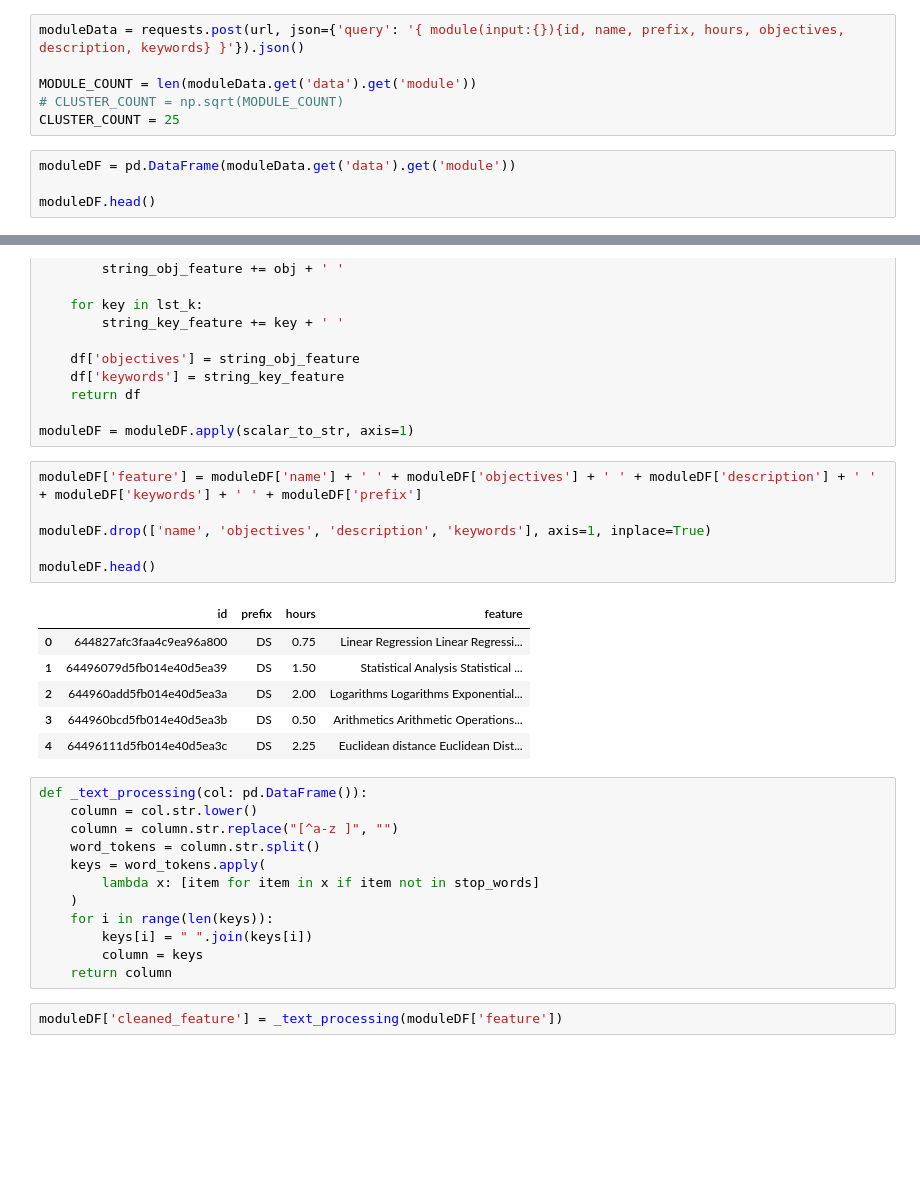
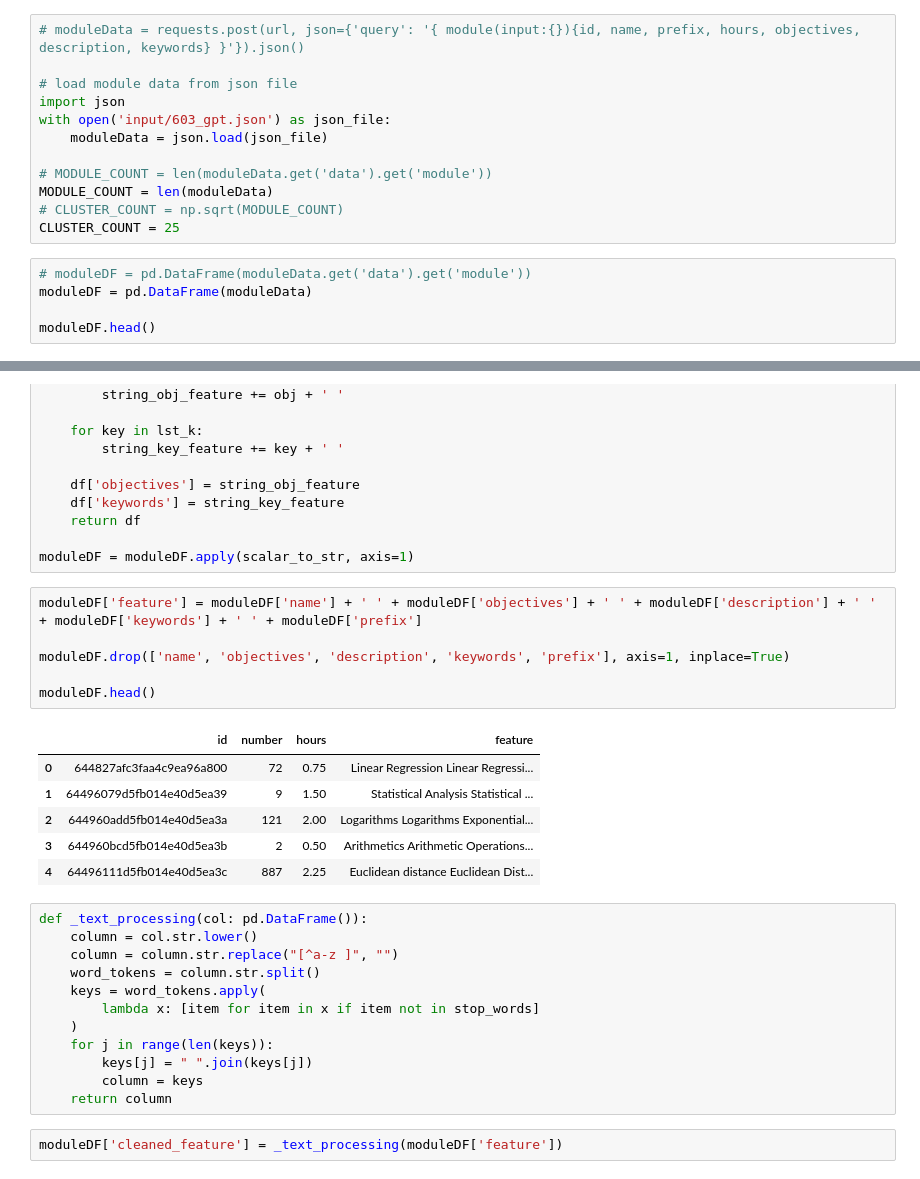
Before and after one commit to odu-emse/mms, a Jupyter notebook: cluster.ipynb, the cells around one changed output, grey strips where cells are left out. Cells and saved outputs as stored; diff of their text form; blank space fills up the shorter version.

```diff
--- a/cluster.ipynb
+++ b/cluster.ipynb
@@ -48,13 +76,20 @@ url = 'http://localhost:4000/graphql'
 # %% [markdown]
 # Get all the modules in the DB and convert it to a dataframe
 # %%
-moduleData = requests.post(url, json={'query': '{ module(input:{}){id, name, prefix, hours, objectives, description, keywords} }'}).json()
+# moduleData = requests.post(url, json={'query': '{ module(input:{}){id, name, prefix, hours, objectives, description, keywords} }'}).json()
 
-MODULE_COUNT = len(moduleData.get('data').get('module'))
+# load module data from json file
+import json
+with open('input/603_gpt.json') as json_file:
+    moduleData = json.load(json_file)
+
+# MODULE_COUNT = len(moduleData.get('data').get('module'))
+MODULE_COUNT = len(moduleData)
 # CLUSTER_COUNT = np.sqrt(MODULE_COUNT)
 CLUSTER_COUNT = 25
 # %%
-moduleDF = pd.DataFrame(moduleData.get('data').get('module'))
+# moduleDF = pd.DataFrame(moduleData.get('data').get('module'))
+moduleDF = pd.DataFrame(moduleData)
 
 moduleDF.head()
 # %% [output]
@@ -110,16 +133,16 @@ moduleDF = moduleDF.apply(scalar_to_str, axis=1)
 # %%
 moduleDF['feature'] = moduleDF['name'] + ' ' + moduleDF['objectives'] + ' ' + moduleDF['description'] + ' ' + moduleDF['keywords'] + ' ' + moduleDF['prefix']
 
-moduleDF.drop(['name', 'objectives', 'description', 'keywords'], axis=1, inplace=True)
+moduleDF.drop(['name', 'objectives', 'description', 'keywords', 'prefix'], axis=1, inplace=True)
 
 moduleDF.head()
 # %% [output]
-|  | id | prefix | hours | feature |
-| 0 | 644827afc3faa4c9ea96a800 | DS | 0.75 | Linear Regression Linear Regressi... |
-| 1 | 64496079d5fb014e40d5ea39 | DS | 1.50 | Statistical Analysis Statistical ... |
-| 2 | 644960add5fb014e40d5ea3a | DS | 2.00 | Logarithms Logarithms Exponential... |
-| 3 | 644960bcd5fb014e40d5ea3b | DS | 0.50 | Arithmetics Arithmetic Operations... |
-| 4 | 64496111d5fb014e40d5ea3c | DS | 2.25 | Euclidean distance Euclidean Dist... |
+|  | id | number | hours | feature |
+| 0 | 644827afc3faa4c9ea96a800 | 72 | 0.75 | Linear Regression Linear Regressi... |
+| 1 | 64496079d5fb014e40d5ea39 | 9 | 1.50 | Statistical Analysis Statistical ... |
+| 2 | 644960add5fb014e40d5ea3a | 121 | 2.00 | Logarithms Logarithms Exponential... |
+| 3 | 644960bcd5fb014e40d5ea3b | 2 | 0.50 | Arithmetics Arithmetic Operations... |
+| 4 | 64496111d5fb014e40d5ea3c | 887 | 2.25 | Euclidean distance Euclidean Dist... |
 # %%
 def _text_processing(col: pd.DataFrame()):
     column = col.str.lower()
@@ -128,8 +151,8 @@ def _text_processing(col: pd.DataFrame()):
     keys = word_tokens.apply(
         lambda x: [item for item in x if item not in stop_words]
     )
-    for i in range(len(keys)):
-        keys[i] = " ".join(keys[i])
+    for j in range(len(keys)):
+        keys[j] = " ".join(keys[j])
         column = keys
     return column
 # %%
```
Also changed, not shown: parts of 17 cells of this notebook, 1 other file.
